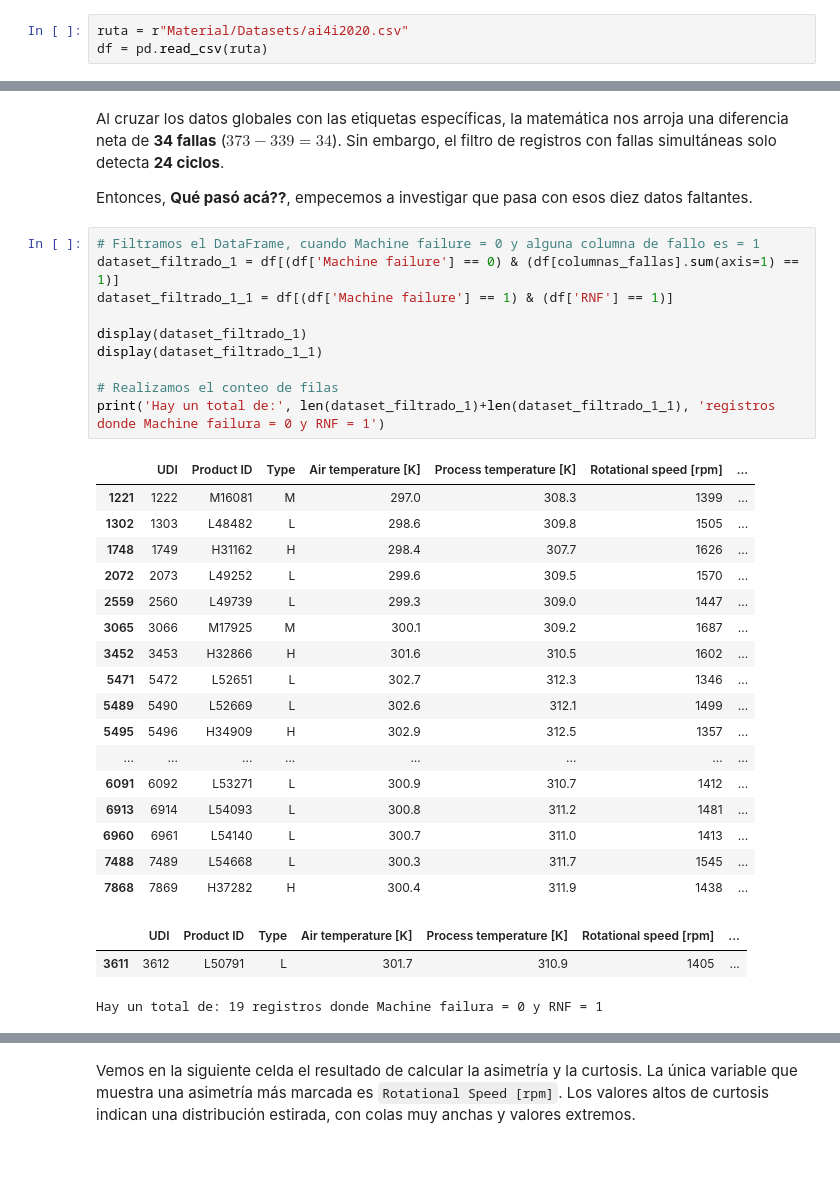
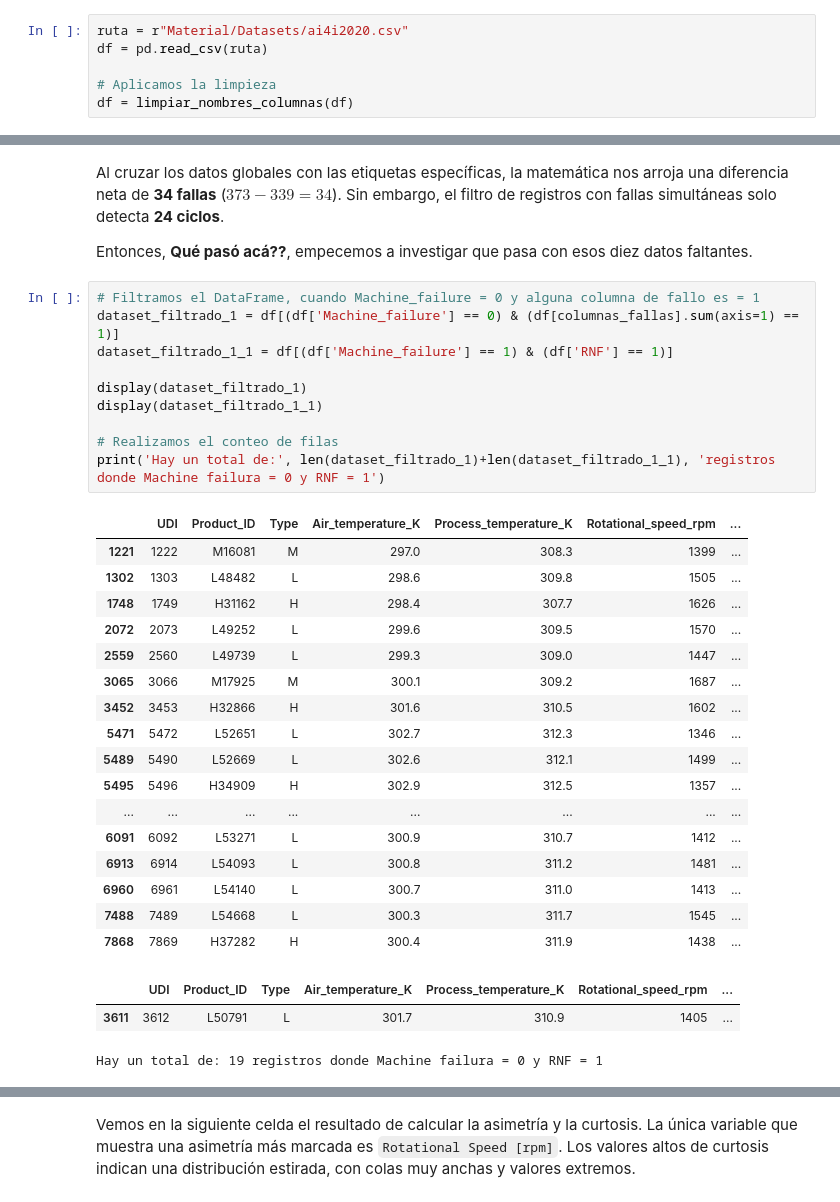
Before and after one commit to rubiosanti3-arch/Proyecto-Final-YPF-DS---Grupo-8, a Jupyter notebook: data_pipeline.ipynb, the cells around one changed output, grey strips where cells are left out. Saved outputs shown, nothing was run; the diff lists cells and outputs as text; blank space fills up the shorter version.

```diff
--- a/data_pipeline.ipynb
+++ b/data_pipeline.ipynb
@@ -9,6 +46,9 @@ from scipy.stats import skew, kurtosis
 # %%
 ruta = r"Material/Datasets/ai4i2020.csv"
 df = pd.read_csv(ruta)
+
+# Aplicamos la limpieza
+df = limpiar_nombres_columnas(df)
 # %%
 # Mostramos la cantidad de filas y columnas del DataFrame
 print("El DataFrame tiene", df.shape[0], "filas y", df.shape[1] ,"columnas")
@@ -156,17 +196,17 @@ Al cruzar los datos globales con las etiquetas específicas, la matemática nos
 
 Entonces, **Qué pasó acá??**, empecemos a investigar que pasa con esos diez datos faltantes.
 # %%
-# Filtramos el DataFrame, cuando Machine failure = 0 y alguna columna de fallo es = 1
-dataset_filtrado_1 = df[(df['Machine failure'] == 0) & (df[columnas_fallas].sum(axis=1) == 1)]
-dataset_filtrado_1_1 = df[(df['Machine failure'] == 1) & (df['RNF'] == 1)]
+# Filtramos el DataFrame, cuando Machine_failure = 0 y alguna columna de fallo es = 1
+dataset_filtrado_1 = df[(df['Machine_failure'] == 0) & (df[columnas_fallas].sum(axis=1) == 1)]
+dataset_filtrado_1_1 = df[(df['Machine_failure'] == 1) & (df['RNF'] == 1)]
 
 display(dataset_filtrado_1)
 display(dataset_filtrado_1_1)
 
 # Realizamos el conteo de filas
 print('Hay un total de:', len(dataset_filtrado_1)+len(dataset_filtrado_1_1), 'registros donde Machine failura = 0 y RNF = 1')
 # %% [output]
-|  | UDI | Product ID | Type | Air temperature [K] | Process temperature [K] | Rotational speed [rpm] | ... |
+|  | UDI | Product_ID | Type | Air_temperature_K | Process_temperature_K | Rotational_speed_rpm | ... |
 | 1221 | 1222 | M16081 | M | 297.0 | 308.3 | 1399 | ... |
 | 1302 | 1303 | L48482 | L | 298.6 | 309.8 | 1505 | ... |
 | 1748 | 1749 | H31162 | H | 298.4 | 307.7 | 1626 | ... |
@@ -183,7 +223,7 @@ print('Hay un total de:', len(dataset_filtrado_1)+len(dataset_filtrado_1_1), 're
 | 6960 | 6961 | L54140 | L | 300.7 | 311.0 | 1413 | ... |
 | 7488 | 7489 | L54668 | L | 300.3 | 311.7 | 1545 | ... |
 | 7868 | 7869 | H37282 | H | 300.4 | 311.9 | 1438 | ... |
-|  | UDI | Product ID | Type | Air temperature [K] | Process temperature [K] | Rotational speed [rpm] | ... |
+|  | UDI | Product_ID | Type | Air_temperature_K | Process_temperature_K | Rotational_speed_rpm | ... |
 | 3611 | 3612 | L50791 | L | 301.7 | 310.9 | 1405 | ... |
 Hay un total de: 19 registros donde Machine failura = 0 y RNF = 1
 # %%
```
Also changed, not shown: parts of 52 cells of this notebook.
